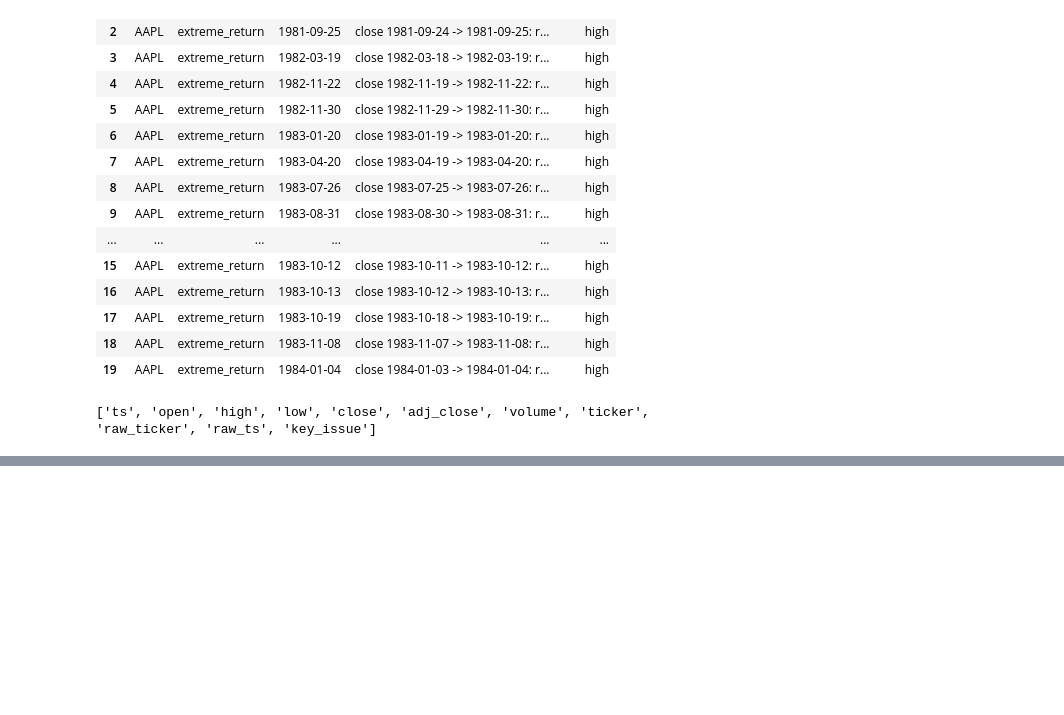
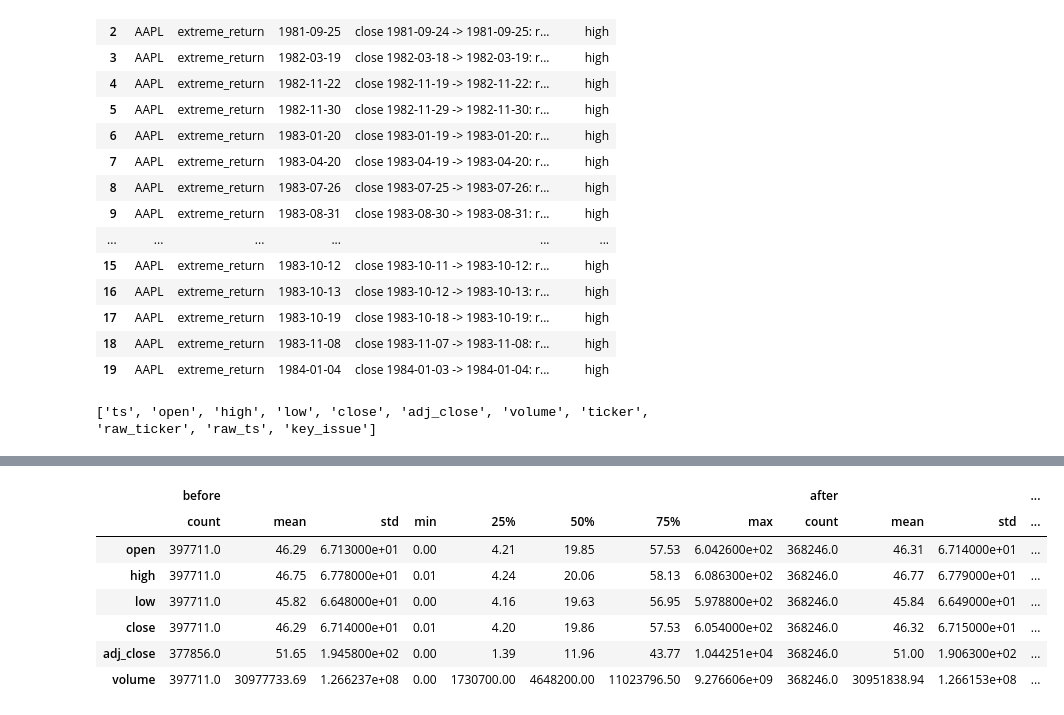
Before and after one commit to yang-guo/UCB-MFE-python-preprogram-2026-winter, a Jupyter notebook: Homeworks/HW2/silvie_huo/01_data_cleaning.ipynb, the cells around one changed output, grey strips where cells are left out. Cells and saved outputs as stored; diff of their text form; code cells hidden in the pictures; blank space fills up the shorter version.

```diff
--- a/Homeworks/HW2/silvie_huo/01_data_cleaning.ipynb
+++ b/Homeworks/HW2/silvie_huo/01_data_cleaning.ipynb
@@ -589,0 +708,8 @@ print(list(df.columns))
+# %%
+## Drop rows with all four raw prices missing (before any filling)
+
+# A row with no price at all carries nothing to repair; filling it would invent a whole bar.
+all_missing = work[PRICE_COLS].isna().all(axis=1)
+log_rows(removed_log, work[all_missing], "all raw prices missing")
+work = work[~all_missing]
+print(f"removed {all_missing.sum()} rows with no raw price | left {len(work)}")
@@ -589,0 +771,9 @@ print(list(df.columns))
+# %%
+## Volume
+
+# Unknown volume is not evidence of no trading, so the fill value (0) is always paired with a flag.
+# Negative or infinite volume cannot be real either; it is handled the same way.
+bad_volume = ~np.isfinite(work["volume"]) | work["volume"].lt(0)
+work["flag_volume_filled"] = bad_volume
+work.loc[bad_volume, "volume"] = 0.0
+print(f"filled {bad_volume.sum()} volume cells with 0 (flagged)")
@@ -589,0 +1062,56 @@ print(list(df.columns))
+# %%
+## Before / after statistics
+
+def profile_stats(rows: pd.DataFrame) -> pd.Series:
+    """Headline data quality metrics for one version of the table.
+
+    * Row and ticker counts use every row. All other counts use distinct rows with a usable
+      key, the same basis as the Data Quality Report in 1.2, so 'before' ties back to it.
+    """
+    distinct = rows[rows["key_issue"].isna()].drop_duplicates(KEY + VALUE_COLS)
+    cells = distinct[PRICE_COLS + ["adj_close"]]
+    high_bad, low_bad = ohlc_violations(distinct)
+    stats = {
+        "rows": len(rows),
+        "unique tickers (normalized)": rows["ticker"].nunique(),
+        "exact duplicate rows": rows.duplicated(KEY + VALUE_COLS).sum(),
+        "extra rows on a repeated (ticker, ts) key": distinct.duplicated(KEY).sum(),
+        **{f"missing {c}": distinct[c].isna().sum() for c in VALUE_COLS},
+        "non-positive / infinite price cells": (cells.le(0) | np.isinf(cells)).sum().sum(),
+        "impossible OHLC rows": (high_bad | low_bad).sum(),
+        "zero-volume rows": distinct["volume"].eq(0).sum(),
+        "extreme-return days (3 std)": len(check_extreme_returns(distinct)),
+    }
+    return pd.Series(stats).astype(int)
+
+
+print(f"Ticker labels: {df['raw_ticker'].nunique()} raw -> {work['ticker'].nunique()} normalized (retained rows)")
+
+before_after = pd.concat({"before": profile_stats(df), "after": profile_stats(work)}, axis=1)
+before_after["change"] = before_after["after"] - before_after["before"]
+display(before_after)
+# 'after' still shows extreme-return days: moves confirmed by the reference or split-like are kept
+# and flagged, and the z-scores are recomputed on the repaired series.
+
+# Where every raw row went.
+accounting = pd.concat([
+    pd.DataFrame({"table": "retained (ohlc_hw_cleaned)", "reason": "-", "n_rows": [len(work)]}),
+    removed.groupby("reason").size().rename("n_rows").reset_index().assign(table="removed (ohlc_hw_removed)"),
+    quarantined.groupby("reason").size().rename("n_rows").reset_index().assign(table="quarantined (ohlc_hw_quarantine)"),
+], ignore_index=True)[["table", "reason", "n_rows"]]
+accounting["pct_of_raw"] = (accounting["n_rows"] / N_RAW * 100).round(2)
+display(accounting)
+print(f"raw {N_RAW} = retained {len(work)} + removed {len(removed)} + quarantined {len(quarantined)}")
+
+# How much of the retained data was repaired, and how the kept extreme returns were classified.
+flag_summary = work[FLAG_COLS].sum().to_frame("n_rows")
+flag_summary["pct_of_retained"] = (flag_summary["n_rows"] / len(work) * 100).round(2)
+display(flag_summary)
+display(work["extreme_return_class"].value_counts(dropna=False).to_frame("n_rows"))
+
+# Quarantine concentrated in a few tickers usually points at a vendor problem worth reviewing.
+display(quarantined.groupby("ticker").size().sort_values(ascending=False).head(10).to_frame("n_quarantined"))
+
+# Distribution shift: repairs should not move the overall shape of the data.
+display(pd.concat({"before": df[VALUE_COLS].describe().T, "after": work[VALUE_COLS].describe().T}, axis=1).round(2))
+# %% [output]
@@ -589,0 +1159,8 @@ print(list(df.columns))
+|  | before |  |  |  |  |  |  |  | after |  |  | ... |
+|  | count | mean | std | min | 25% | 50% | 75% | max | count | mean | std | ... |
+| open | 397711.0 | 46.29 | 6.713000e+01 | 0.00 | 4.21 | 19.85 | 57.53 | 6.042600e+02 | 368246.0 | 46.31 | 6.714000e+01 | ... |
+| high | 397711.0 | 46.75 | 6.778000e+01 | 0.01 | 4.24 | 20.06 | 58.13 | 6.086300e+02 | 368246.0 | 46.77 | 6.779000e+01 | ... |
+| low | 397711.0 | 45.82 | 6.648000e+01 | 0.00 | 4.16 | 19.63 | 56.95 | 5.978800e+02 | 368246.0 | 45.84 | 6.649000e+01 | ... |
+| close | 397711.0 | 46.29 | 6.714000e+01 | 0.01 | 4.20 | 19.86 | 57.53 | 6.054000e+02 | 368246.0 | 46.32 | 6.715000e+01 | ... |
+| adj_close | 377856.0 | 51.65 | 1.945800e+02 | 0.00 | 1.39 | 11.96 | 43.77 | 1.044251e+04 | 368246.0 | 51.00 | 1.906300e+02 | ... |
+| volume | 397711.0 | 30977733.69 | 1.266237e+08 | 0.00 | 1730700.00 | 4648200.00 | 11023796.50 | 9.276606e+09 | 368246.0 | 30951838.94 | 1.266153e+08 | ... |
```
Also changed, not shown: parts of 13 cells of this notebook.
